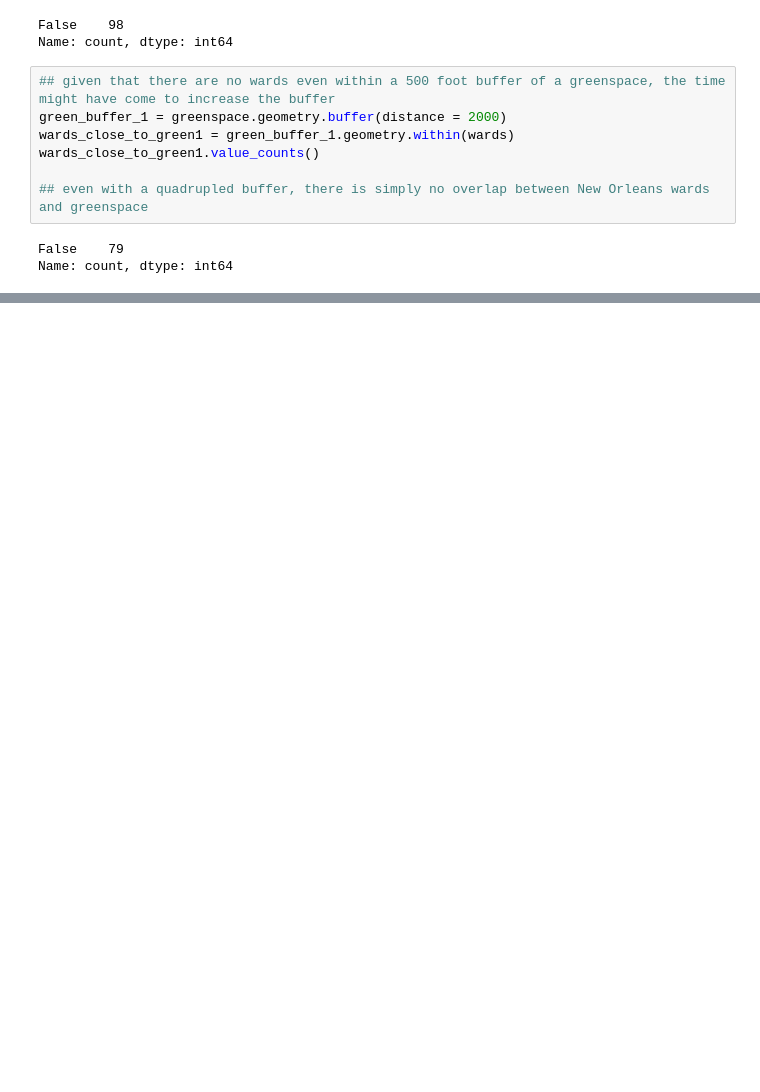
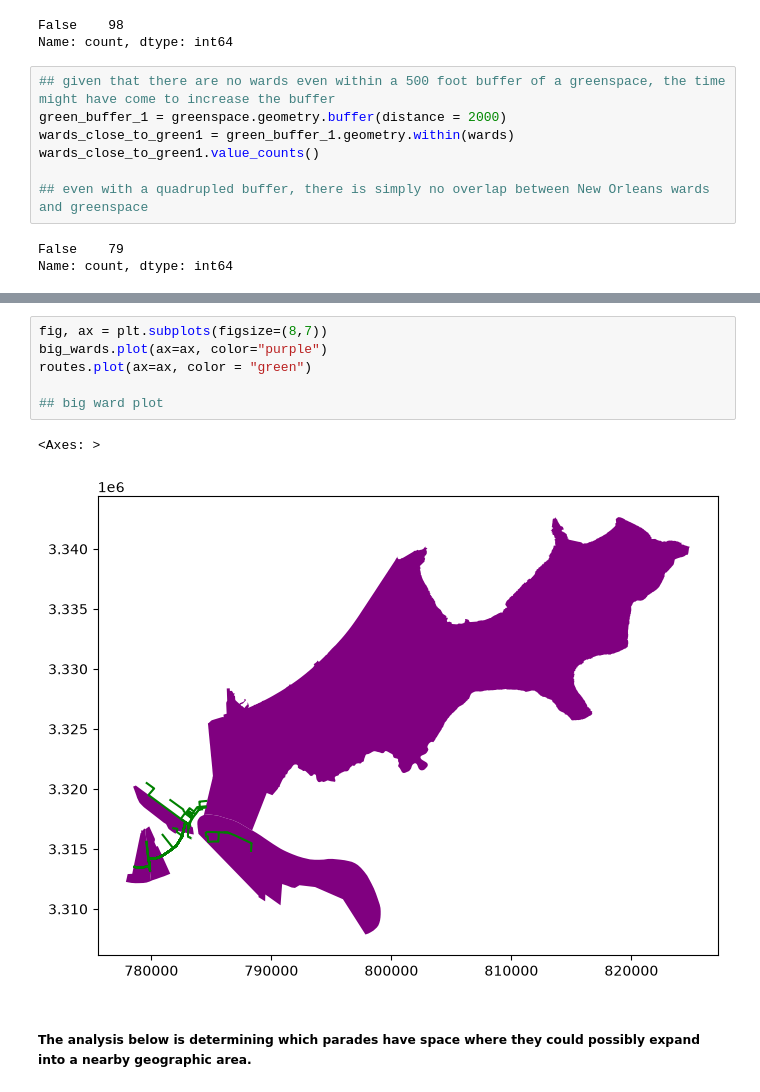
Before and after one commit to arhorton/geog592-arhorton, a Jupyter notebook: homework/week07/arhorton-hw08.ipynb, the cells around one changed output, grey strips where cells are left out. Drawn from its saved outputs; the diff is of its cells as text; blank space fills up the shorter version.

```diff
--- a/homework/week07/arhorton-hw08.ipynb
+++ b/homework/week07/arhorton-hw08.ipynb
@@ -201,0 +222,11 @@ ward_five
+# %%
+fig, ax = plt.subplots(figsize=(8,7))
+big_wards.plot(ax=ax, color="purple")
+routes.plot(ax=ax, color = "green")
+
+## big ward plot
+# %% [output]
+<Axes: >
+[figure, added]
+# %% [markdown]
+##### The analysis below is determining which parades have space where they could possibly expand into a nearby geographic area.
```
Also changed, not shown: parts of 29 cells of this notebook, 6 other files.
